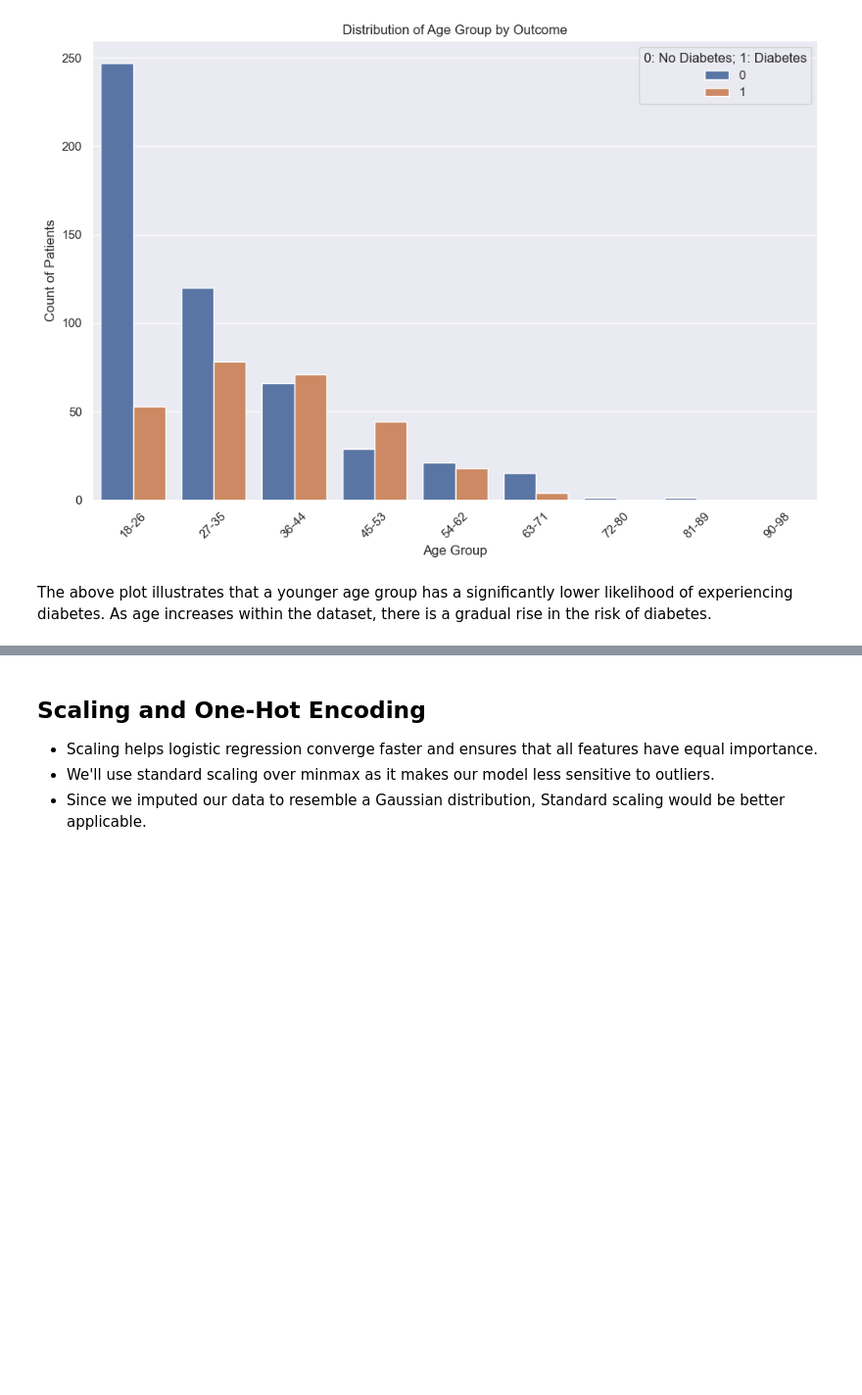
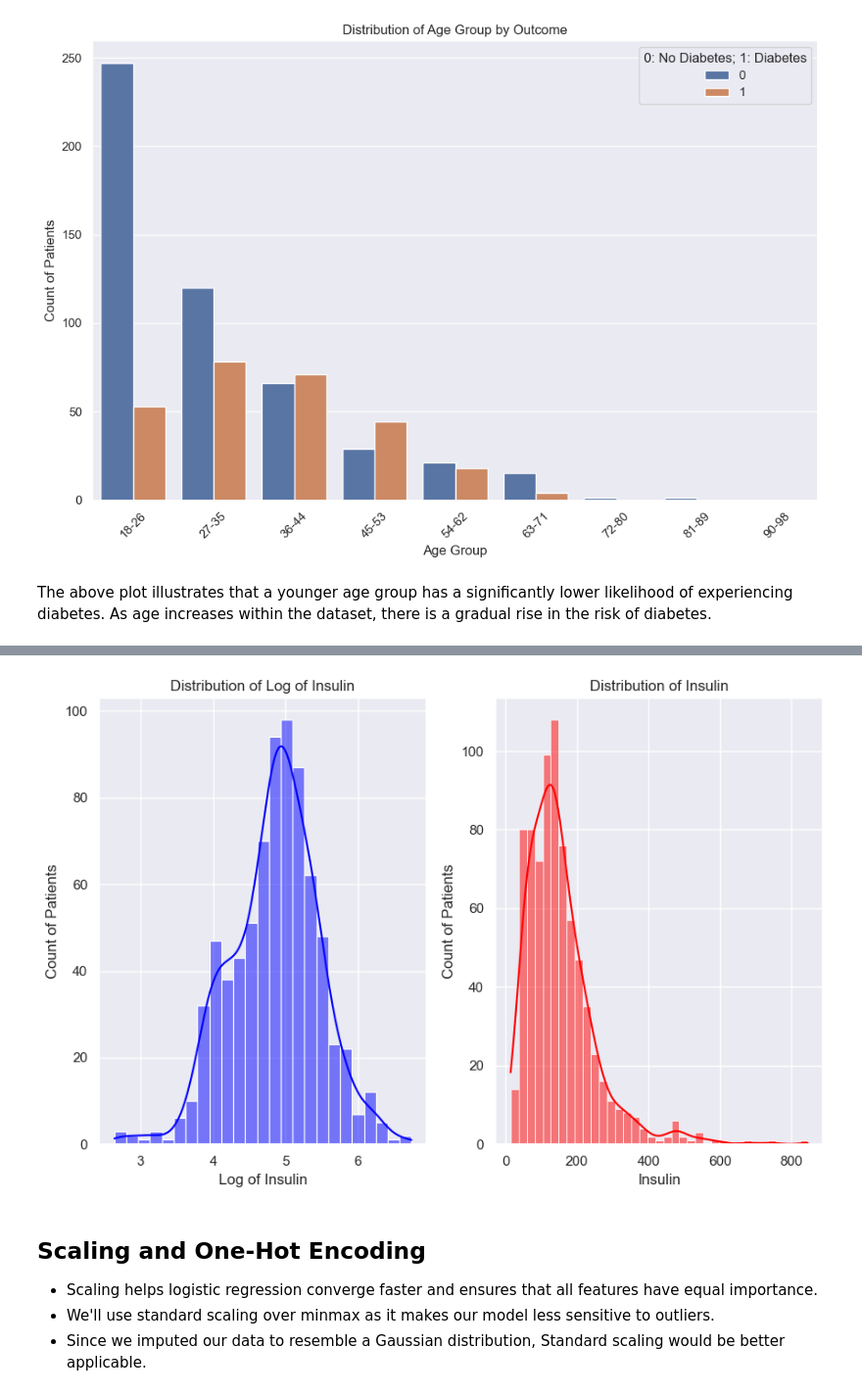
Before and after one commit to jacob5412/2023FA_MSAI_339, a Jupyter notebook: Homework2/HW2_Logistic_Regression_v2.ipynb, the cells around one changed output, grey strips where cells are left out. Shown at 98% size. Saved outputs shown, nothing was run; the diff lists cells and outputs as text; code cells hidden in the pictures; blank space fills up the shorter version.

```diff
--- a/Homework2/HW2_Logistic_Regression_v2.ipynb
+++ b/Homework2/HW2_Logistic_Regression_v2.ipynb
@@ -1071,6 +1069,7 @@ plt.show()
 * Furthermore, since there's no clinical metric to combine them, it would become hard to interpret a combination.
 * We can verify this in comparison to the outcome variable.
 # %%
+sns.set(style="darkgrid")
 fig, axes = plt.subplots(1, 2, figsize=(16, 6))
 data_outcome_0 = imputed_filled_missing_diabetes_df[
     imputed_filled_missing_diabetes_df["Outcome"] == 0
@@ -1137,6 +1136,7 @@ transformed_imputed_diabetes_df["AgeGroup"] = pd.cut(
     right=False,
 )
 # %%
+sns.set(style="darkgrid")
 plt.figure(figsize=(10, 7))
 sns.countplot(x="AgeGroup", hue="Outcome", data=transformed_imputed_diabetes_df)
 plt.xlabel("Age Group")
@@ -1160,0 +1166,27 @@ transformed_imputed_diabetes_df.drop(
+# %%
+transformed_imputed_diabetes_df["InsulinLog"] = np.log(
+    transformed_imputed_diabetes_df["Insulin"]
+)
+# %%
+sns.set(style="darkgrid")
+fig, axes = plt.subplots(1, 2, figsize=(9, 6))
+sns.histplot(
+    data=transformed_imputed_diabetes_df,
+    x="InsulinLog",
+    kde=True,
+    color="blue",
+    ax=axes[0],
+)
+axes[0].set_xlabel("Log of Insulin")
+axes[0].set_ylabel("Count of Patients")
+axes[0].set_title("Distribution of Log of Insulin")
+sns.histplot(
+    data=transformed_imputed_diabetes_df, x="Insulin", kde=True, color="red", ax=axes[1]
+)
+axes[1].set_xlabel("Insulin")
+axes[1].set_ylabel("Count of Patients")
+axes[1].set_title("Distribution of Insulin")
+plt.tight_layout()
+plt.show()
+# %% [output]
+[figure, added]
```
Also changed, not shown: parts of 10 cells of this notebook.
